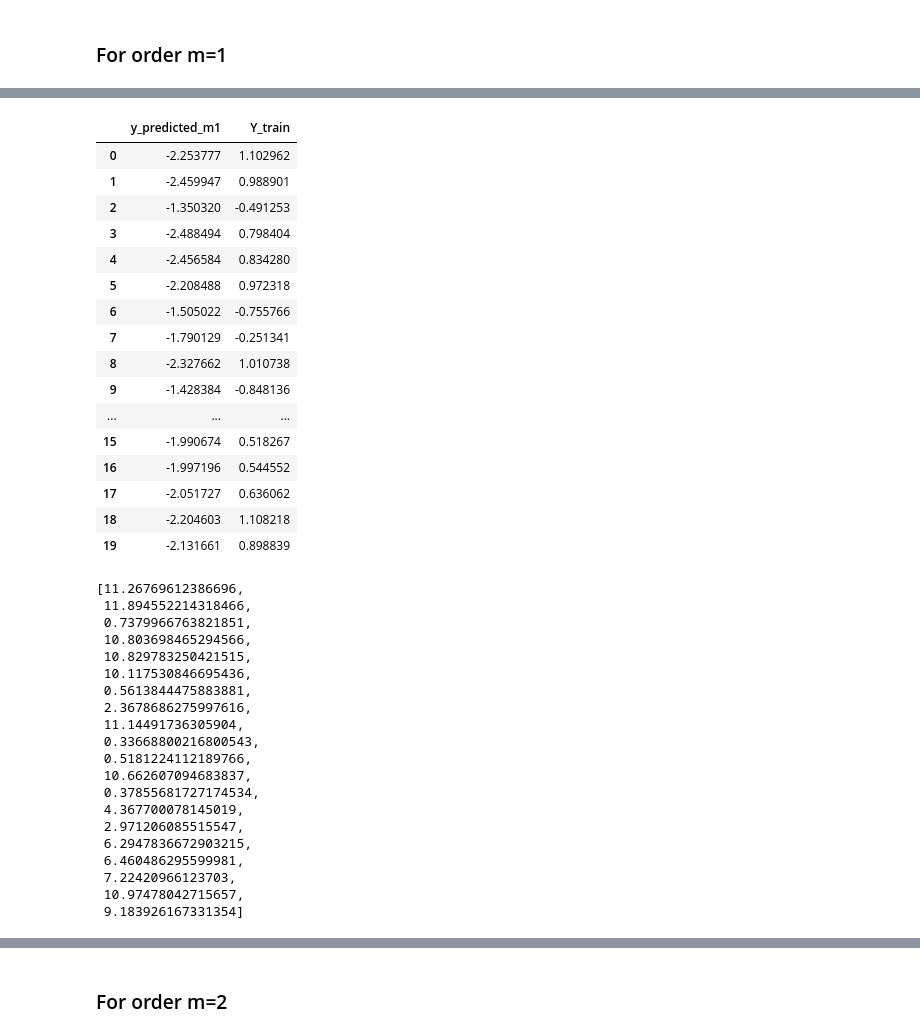
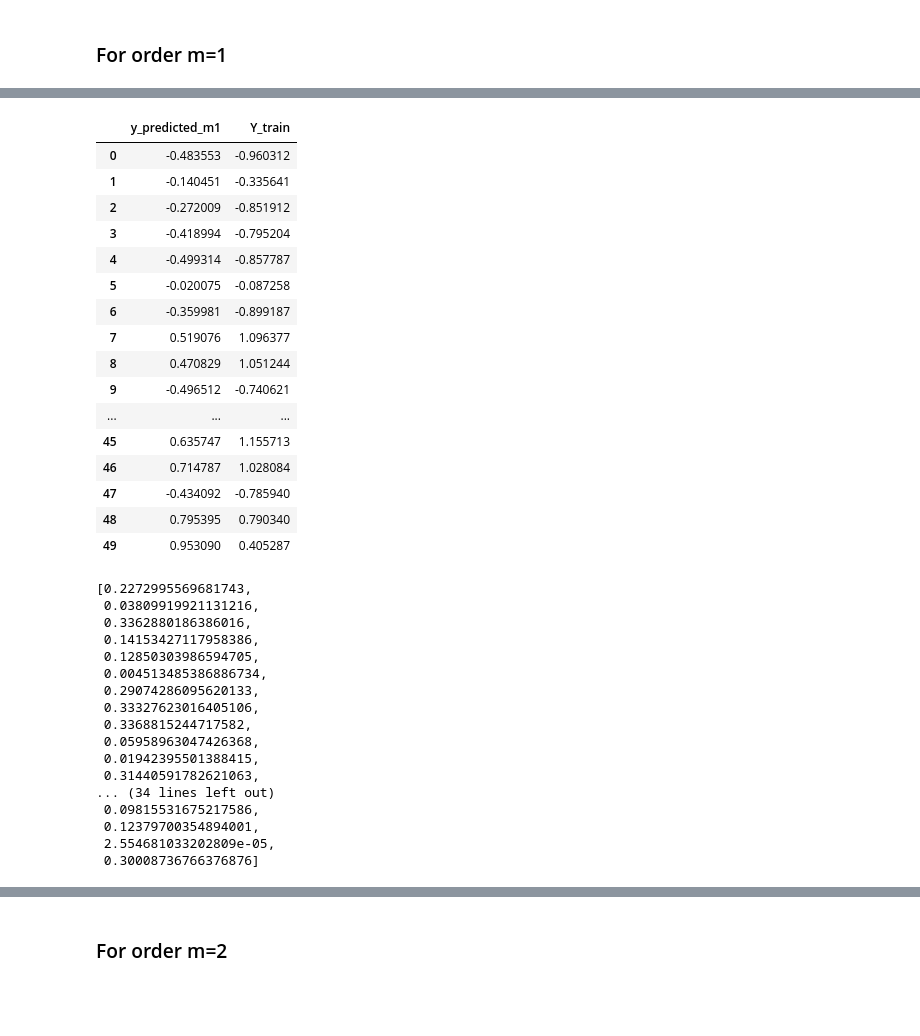
Before and after one commit to Rohanjos97/machine-learning-assignments, a Jupyter notebook: Assignment2.ipynb, the cells around one changed output, grey strips where cells are left out. Cells and saved outputs as stored; diff of their text form; code cells hidden in the pictures; blank space fills up the shorter version.

```diff
--- a/Assignment2.ipynb
+++ b/Assignment2.ipynb
@@ -116,6 +116,6 @@ def LSPR(x_dataset, y_dataset, degree):
   temp = np.matrix(np.dot(X_Trans_X_Inv, X.T))
   return np.dot(temp, y_dataset.values)
 
-LSP_ord_1 = np.flip(np.array(LSPR(df_train['X_train'], df_train['Y_train'], 1)))
+LSP_ord_1 = np.array(LSPR(df_train['X_train'], df_train['Y_train'], 1))
 LSP_ord_1
 # %% [output]
@@ -123,6 +123,6 @@ array([[-2.67385191,  1.52325434]])
 # %%
 # Get the 'x' test data as an array to pass on to polynomial function
-X = np.array(df_train['X_train'])
+X = np.array(df_test['X_test'])
 y_predicted_m1 = []
 
 for val in X:
@@ -131,9 +131,6 @@ for val in X:
     y_val += LSP_ord_1[0][deg] * math.pow(val, deg)
   y_predicted_m1.append(y_val)
 
-# plot to compare trained vs actual values
-plt.scatter(X, y_predicted_m1, color='red')
-plt.scatter(X, np.array(df_train['Y_train']), color='black')
-
-print(np.array(y_predicted_m1))
+df_predicted_m1 = pd.DataFrame(data=(X, y_predicted_m1),index=['X', 'Y_predicted']).T
+df_predicted_m1
 # %% [output]
@@ -145,25 +172,25 @@ print(np.array(y_predicted_m1))
 # %%
-y_vs_y_hat_m1 = pd.DataFrame(data=(y_predicted_m1,Y_train),index=['y_predicted_m1','Y_train'])
+y_vs_y_hat_m1 = pd.DataFrame(data=(y_predicted_m1,Y_test),index=['y_predicted_m1','Y_train'])
 y_vs_y_hat_m1 = y_vs_y_hat_m1.T
 y_vs_y_hat_m1
 # %% [output]
 |  | y_predicted_m1 | Y_train |
-| 0 | -2.253777 | 1.102962 |
-| 1 | -2.459947 | 0.988901 |
-| 2 | -1.350320 | -0.491253 |
-| 3 | -2.488494 | 0.798404 |
-| 4 | -2.456584 | 0.834280 |
-| 5 | -2.208488 | 0.972318 |
-| 6 | -1.505022 | -0.755766 |
-| 7 | -1.790129 | -0.251341 |
-| 8 | -2.327662 | 1.010738 |
-| 9 | -1.428384 | -0.848136 |
+| 0 | -0.483553 | -0.960312 |
+| 1 | -0.140451 | -0.335641 |
+| 2 | -0.272009 | -0.851912 |
+| 3 | -0.418994 | -0.795204 |
+| 4 | -0.499314 | -0.857787 |
+| 5 | -0.020075 | -0.087258 |
+| 6 | -0.359981 | -0.899187 |
+| 7 | 0.519076 | 1.096377 |
+| 8 | 0.470829 | 1.051244 |
+| 9 | -0.496512 | -0.740621 |
 | ... | ... | ... |
-| 15 | -1.990674 | 0.518267 |
-| 16 | -1.997196 | 0.544552 |
-| 17 | -2.051727 | 0.636062 |
-| 18 | -2.204603 | 1.108218 |
-| 19 | -2.131661 | 0.898839 |
+| 45 | 0.635747 | 1.155713 |
+| 46 | 0.714787 | 1.028084 |
+| 47 | -0.434092 | -0.785940 |
+| 48 | 0.795395 | 0.790340 |
+| 49 | 0.953090 | 0.405287 |
 # %%
 ssr_m1 = []
 for itr in range(len(y_vs_y_hat_m1)):
@@ -171,26 +198,23 @@ for itr in range(len(y_vs_y_hat_m1)):
   ssr_m1.append(ssr_i)
 ssr_m1
 # %% [output]
-[11.26769612386696,
- 11.894552214318466,
- 0.7379966763821851,
- 10.803698465294566,
- 10.829783250421515,
- 10.117530846695436,
- 0.5613844475883881,
- 2.3678686275997616,
- 11.14491736305904,
- 0.33668800216800543,
- 0.5181224112189766,
- 10.662607094683837,
- 0.37855681727174534,
- 4.367700078145019,
- 2.971206085515547,
- 6.2947836672903215,
- 6.460486295599981,
- 7.22420966123703,
- 10.97478042715657,
- 9.183926167331354]
+[0.2272995569681743,
+ 0.03809919921131216,
+ 0.3362880186386016,
+ 0.14153427117958386,
+ 0.12850303986594705,
+ 0.004513485386886734,
+ 0.29074286095620133,
+ 0.33327623016405106,
+ 0.3368815244717582,
+ 0.05958963047426368,
+ 0.01942395501388415,
+ 0.31440591782621063,
+... (34 lines left out)
+ 0.09815531675217586,
+ 0.12379700354894001,
+ 2.554681033202809e-05,
+ 0.30008736766376876]
 # %%
 regular_m1 =[]
 for Lambda in range(1,6):
```
Also changed, not shown: parts of 25 cells of this notebook.
